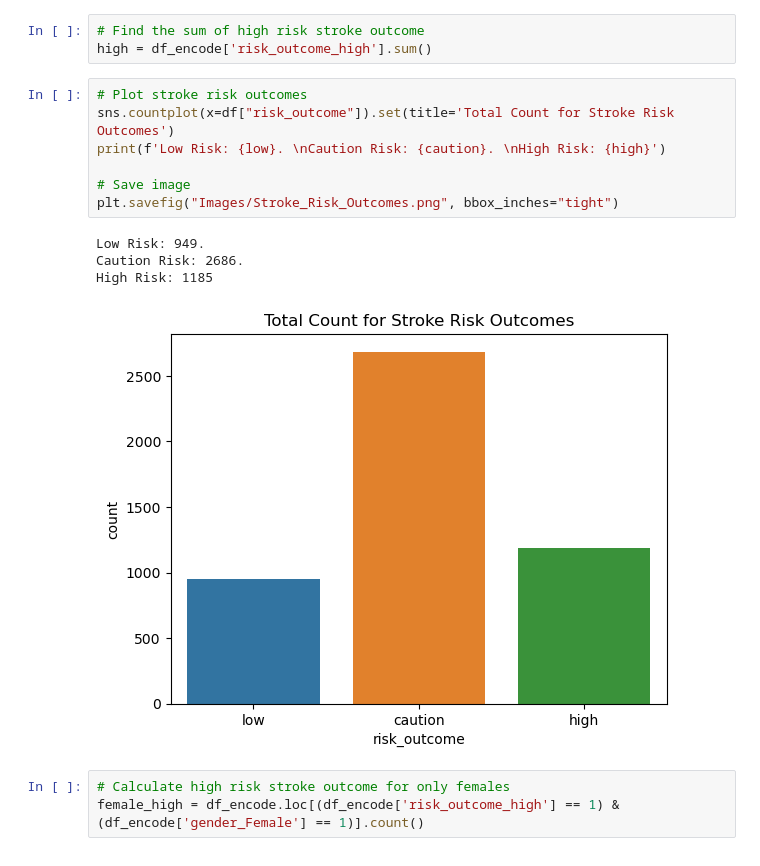
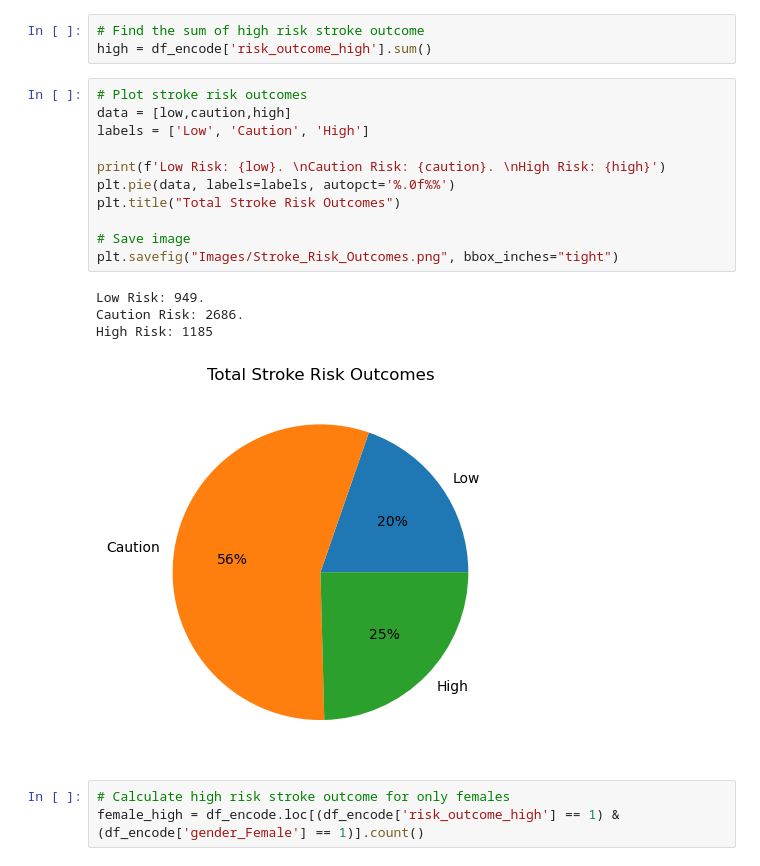
Before and after one commit to fiyang89/proj4-team6, a Jupyter notebook: Final_Visualizations.ipynb, the cells around one changed output. Cells and saved outputs as stored; diff of their text form.

Commit message:
updated final visuals

```diff
--- a/Final_Visualizations.ipynb
+++ b/Final_Visualizations.ipynb
@@ -202,16 +205,20 @@ caution = df_encode['risk_outcome_caution'].sum()
 high = df_encode['risk_outcome_high'].sum()
 # %%
 # Plot stroke risk outcomes
-sns.countplot(x=df["risk_outcome"]).set(title='Total Count for Stroke Risk Outcomes')
+data = [low,caution,high]
+labels = ['Low', 'Caution', 'High']
+
 print(f'Low Risk: {low}. \nCaution Risk: {caution}. \nHigh Risk: {high}')
+plt.pie(data, labels=labels, autopct='%.0f%%')
+plt.title("Total Stroke Risk Outcomes")
 
 # Save image
 plt.savefig("Images/Stroke_Risk_Outcomes.png", bbox_inches="tight")
 # %% [output]
 Low Risk: 949.
 Caution Risk: 2686.
 High Risk: 1185
-[figure, old version]
+[figure, new version]
 # %%
 # Calculate high risk stroke outcome for only females
 female_high = df_encode.loc[(df_encode['risk_outcome_high'] == 1) & (df_encode['gender_Female'] == 1)].count()
```
Also changed, not shown: parts of 2 cells of this notebook, 2 other files.
